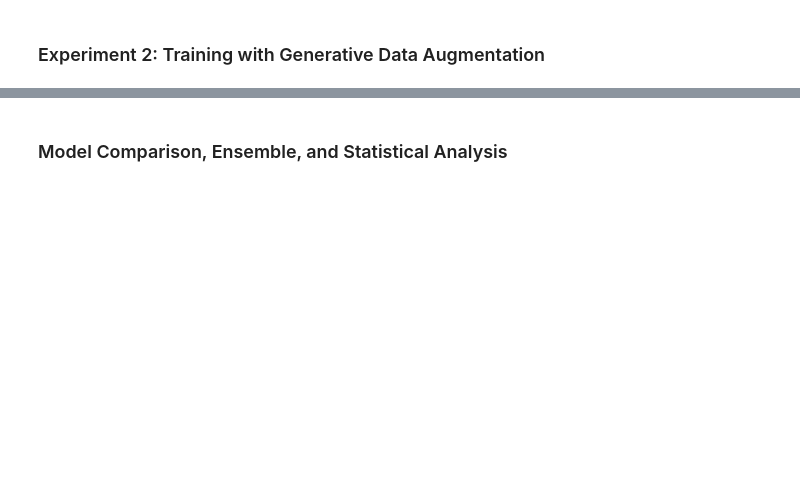
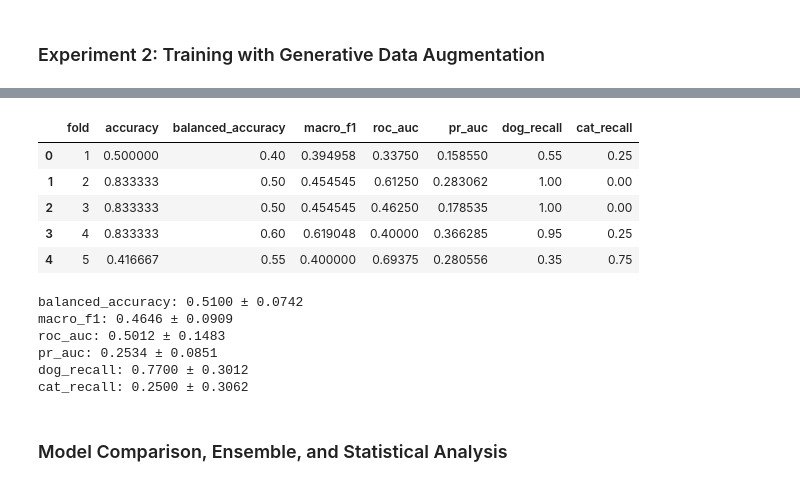
Before and after one commit to MicheleMeazzini/diffusion-data-augmentation, a Jupyter notebook: pipeline_flowalign.ipynb, the cells around one changed output, grey strips where cells are left out. Saved outputs shown, nothing was run; the diff lists cells and outputs as text; code cells hidden in the pictures; blank space fills up the shorter version.

```diff
--- a/pipeline_flowalign.ipynb
+++ b/pipeline_flowalign.ipynb
@@ -743,13 +1047,25 @@ if RUN_GENERATION:
         print(f"   - Strategy: {base_variants} variants per image, plus 1 extra for the first {remainder} images.\n")
 
         guidance_prompt = f"a {MAIN_SUBJECT} with "
+
         pipeline_results = []
+        processed_indices = set()
+
+        if Path(OUTPUT_FILE).exists():
+            try:
+                with open(OUTPUT_FILE, "r", encoding="utf-8") as f:
+                    pipeline_results = json.load(f)
+                processed_indices = {item["dataset_idx"] for item in pipeline_results}
+                print(f"Found JSON file with {len(processed_indices)} captions.")
+            except Exception as e:
+                print(f"Error reading JSON ({e}).")
+                pipeline_results = []
 
         for i, original_idx in enumerate(minority_train_idx):
 
             current_num_variants = base_variants + (1 if i < remainder else 0)
 
-            if current_num_variants == 0:
+            if current_num_variants == 0 or int(original_idx) in processed_indices:
                 continue
 
             img_id = f"pet_train_{original_idx}.jpg"
@@ -791,14 +1107,14 @@ if RUN_GENERATION:
                     "variants": variants
                 })
 
+                with open(OUTPUT_FILE, "w", encoding="utf-8") as f:
+                    json.dump(pipeline_results, f, indent=4, ensure_ascii=False)
+
             except Exception as e:
                 print(f"  ❌ ERROR on {img_id}: {e}")
 
             print("-" * 50)
 
-        with open(OUTPUT_FILE, "w", encoding="utf-8") as f:
-            json.dump(pipeline_results, f, indent=4, ensure_ascii=False)
-
-        print(f"Data successfully saved to: {OUTPUT_FILE}")
+        print(f"✅ All data successfully saved to: {OUTPUT_FILE}")
 else:
     print("Caption generation skipped.")
@@ -998,12 +1397,21 @@ FLOWALIGN_CV_DIR.mkdir(parents=True, exist_ok=True)
 cv_folds = np.load(CV_FOLDS_PATH)
 all_flowalign_paths = sorted(FLOWALIGN_OUT_DIR.glob("*.jpg"))
 
-expected_flowalign_count = N_MAJORITY_TRAIN - N_MINORITY_TRAIN
+expected_flowalign_count = len(majority_train_idx) - len(minority_train_idx)
 assert len(all_flowalign_paths) == expected_flowalign_count, f"Expected {expected_flowalign_count} images, but found {len(all_flowalign_paths)}"
 
 flowalign_results = []
 flowalign_oof_pred = np.full(len(cv_indices), -1)
 flowalign_oof_prob = np.full(len(cv_indices), np.nan)
+
+cv_position = {int(idx): pos for pos, idx in enumerate(cv_indices)}
+
+num_majority = len(majority_train_idx)
+num_minority = len(minority_train_idx)
+total_synthetic_needed = num_majority - num_minority
+base_variants = total_synthetic_needed // num_minority
+remainder = total_synthetic_needed % num_minority
+
 
 for fold in range(1, N_FOLDS + 1):
     fold_train_idx = cv_folds[f"train_{fold}"]
@@ -1014,9 +1422,6 @@ for fold in range(1, N_FOLDS + 1):
 
     fold_flowalign_paths = [p for p in all_flowalign_paths if get_flowalign_source_idx(p) in train_cat_ids]
 
-    total_synthetic_needed = N_MAJORITY_TRAIN - N_MINORITY_TRAIN
-    base_variants = total_synthetic_needed // N_MINORITY_TRAIN
-    remainder = total_synthetic_needed % N_MINORITY_TRAIN
 
     expected_fold_flowalign = 0
     minority_list = list(minority_train_idx)
@@ -1046,6 +1451,7 @@ for fold in range(1, N_FOLDS + 1):
     print(f"\nFold {fold}: real {np.bincount(binary_targets[fold_train_idx])} | synthetic {len(fold_flowalign_paths)} | val {np.bincount(binary_targets[fold_val_idx])}")
 
     model, history = train_model(model, train_loader_fold, val_loader_fold, criterion, optimizer, NUM_EPOCHS, PATIENCE)
+    plot_and_save_history(history, OUTPUT_DIR, fold)
 
     y, pred, prob = predict_dataset(model, val_loader_fold)
     metrics = fold_metrics(y, pred, prob)
@@ -1057,6 +1463,6 @@ for fold in range(1, N_FOLDS + 1):
 
     print(f"Fold {fold}: F1 {metrics['macro_f1']:.4f} | AUC {metrics['roc_auc']:.4f}")
 
-    del model
+    del model, optimizer, criterion
     gc.collect()
     torch.cuda.empty_cache()
@@ -1063,15 +1487,30 @@ for fold in range(1, N_FOLDS + 1):
 # %%
 flowalign_cv_df = pd.DataFrame(flowalign_results)
 display(flowalign_cv_df)
+
+plot_cv_boxplot(flowalign_cv_df, f"{MODEL_NAME.capitalize()} - 5-Fold CV Metrics", FLOWALIGN_CV_DIR)
 
 for m in ["balanced_accuracy", "macro_f1", "roc_auc", "pr_auc", "dog_recall", "cat_recall"]:
     print(f"{m}: {flowalign_cv_df[m].mean():.4f} ± {flowalign_cv_df[m].std():.4f}")
 
 flowalign_cv_df.to_csv(FLOWALIGN_CV_DIR / "cv_results.csv", index=False)
 
 np.savez(
     FLOWALIGN_CV_DIR / "oof_predictions.npz",
     y_true=cv_labels,
     pred=flowalign_oof_pred,
     prob=flowalign_oof_prob
 )
+# %% [output]
+|  | fold | accuracy | balanced_accuracy | macro_f1 | roc_auc | pr_auc | dog_recall | cat_recall |
+| 0 | 1 | 0.500000 | 0.40 | 0.394958 | 0.33750 | 0.158550 | 0.55 | 0.25 |
+| 1 | 2 | 0.833333 | 0.50 | 0.454545 | 0.61250 | 0.283062 | 1.00 | 0.00 |
+| 2 | 3 | 0.833333 | 0.50 | 0.454545 | 0.46250 | 0.178535 | 1.00 | 0.00 |
+| 3 | 4 | 0.833333 | 0.60 | 0.619048 | 0.40000 | 0.366285 | 0.95 | 0.25 |
+| 4 | 5 | 0.416667 | 0.55 | 0.400000 | 0.69375 | 0.280556 | 0.35 | 0.75 |
+balanced_accuracy: 0.5100 ± 0.0742
+macro_f1: 0.4646 ± 0.0909
+roc_auc: 0.5012 ± 0.1483
+pr_auc: 0.2534 ± 0.0851
+dog_recall: 0.7700 ± 0.3012
+cat_recall: 0.2500 ± 0.3062
```
Also changed, not shown: parts of 47 cells of this notebook, 6 other files.
